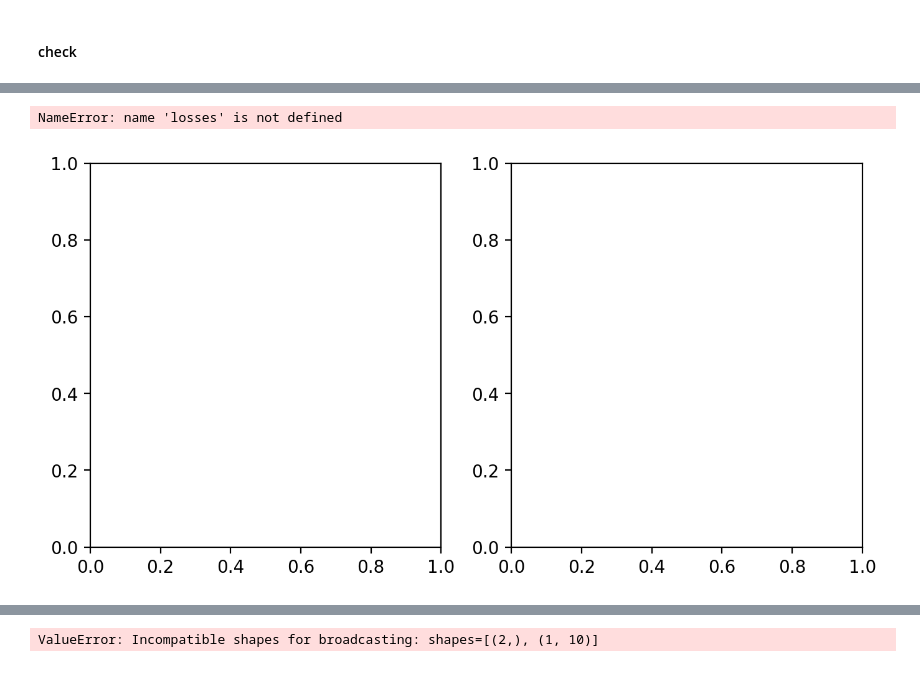
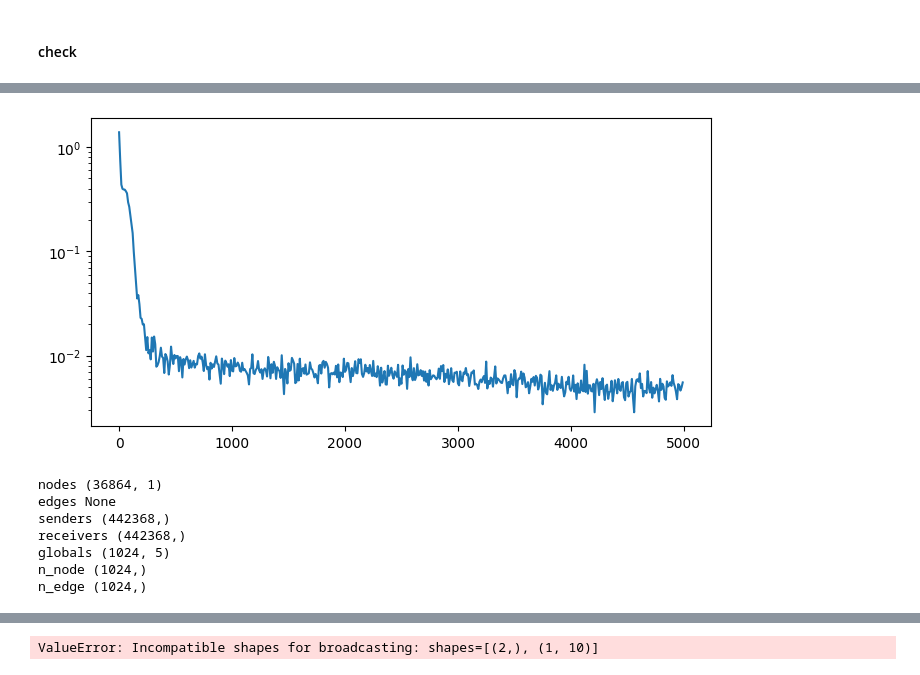
Before and after one commit to homerjed/mnist_graph_net, a Jupyter notebook: gnn_moments.ipynb, the cells around one changed output, grey strips where cells are left out. Drawn from its saved outputs; the diff is of its cells as text; code cells hidden in the pictures.

```diff
--- a/gnn_moments.ipynb
+++ b/gnn_moments.ipynb
@@ -279,8 +281,12 @@ def net_fn(graph: Graph) -> Graph:
 # %%
 dataset_processed = []
 for n in range(N_GRAPHS):
-    g = make_graph_from_subgraphs(
-        make_subgraphs(
-            simulations[n], parameters[n]), parameters[n])
     l = parameters[n]
+    g_z = make_subgraphs(simulations[n])
+    g = make_graph_from_subgraphs(g_z, l[None, :]) # pointless 'l' here it is removed later anyway...
     dataset_processed.append(dict(input_graph=g, target=l))
+# %%
+g = dataset_processed[0]["input_graph"]
+for a in attrs:
+    val = getattr(g, a)
+    print(a, val.shape if val is not None else None)
@@ -346,7 +377,7 @@ def train(
     jax.value_and_grad(compute_loss_fn, has_aux=True))
 
   losses, accs = [], []
-  for _ in range(num_train_steps):
+  for s in range(num_train_steps):
     key, key_idx = jr.split(key)
 
     if BATCH_SIZE > 1:
@@ -356,7 +387,7 @@ def train(
             g, l = dataset[int(i)].values()
             gs.append(g), ls.append(l)
         graph = jraph.batch(gs)
-        label = jnp.concatenate(ls)
+        label = jnp.stack(ls)
     else:
         idx = int(jr.randint(key_idx, shape=(BATCH_SIZE,), minval=0, maxval=N_GRAPHS))
         graph, label = dataset[idx].values()
@@ -370,18 +401,13 @@ def train(
     """ This label gets masked out. """
     label = jnp.concatenate([label, jnp.zeros((1, parameter_dim))])
 
-    (loss, (acc, pred)), grad = compute_loss_fn(params, graph, label)
+    (loss, (_)), grad = compute_loss_fn(params, graph, label)
     updates, opt_state = opt_update(grad, opt_state, params)
     params = optax.apply_updates(params, updates)
 
-    if _ % 100 == 0:
-      print(f'\rstep: {_:06d}, ' +
-            f'loss: {loss:.4f}, ' +
-            f'acc: {100. * acc:.4f}% ' +
-            f'l: {label.argmax(axis=1)} ' +
-            f'l_: {pred}', end="")
+    if s % 100 == 0:
+      print(f'\rstep: {s:06d}, loss: {loss:.4f}')
     losses.append(loss)
-    accs.append(acc)
 
   print('Training finished')
   return params, losses, accs
@@ -478,12 +558,25 @@ step: 004900, loss: 0.0285, acc: 87.5000 l: [9 1 1 4 1 2 1 7 0] l_: [9 1 1 4 1 0
 # %%
-fig, axs = plt.subplots(1, 2, dpi=200, figsize=(8.,4.))
-ax = axs[0]
+fig, ax = plt.subplots(1, 1, dpi=100, figsize=(8.,4.))
 steps = range(0, N_STEPS, 10)
 ax.semilogy(steps, losses[::10])
-ax = axs[1]
-steps = range(0, N_STEPS, 40)
-ax.plot(steps, accs[::40])
 plt.show()
 # %% [output]
-NameError: name 'losses' is not defined
-[figure, old version]
+[figure, new version]
+# %%
+graphs = []
+for gl in dataset_processed:
+    g, l = gl.values()
+    graphs.append(g)
+
+all_graphs = jraph.batch(graphs)
+for a in attrs:
+    val = getattr(all_graphs, a)
+    print(a, val.shape if val is not None else None)
+# %% [output]
+nodes (36864, 1)
+edges None
+senders (442368,)
+receivers (442368,)
+globals (1024, 5)
+n_node (1024,)
+n_edge (1024,)
```
Also changed, not shown: parts of 16 cells of this notebook, 2 other files.
